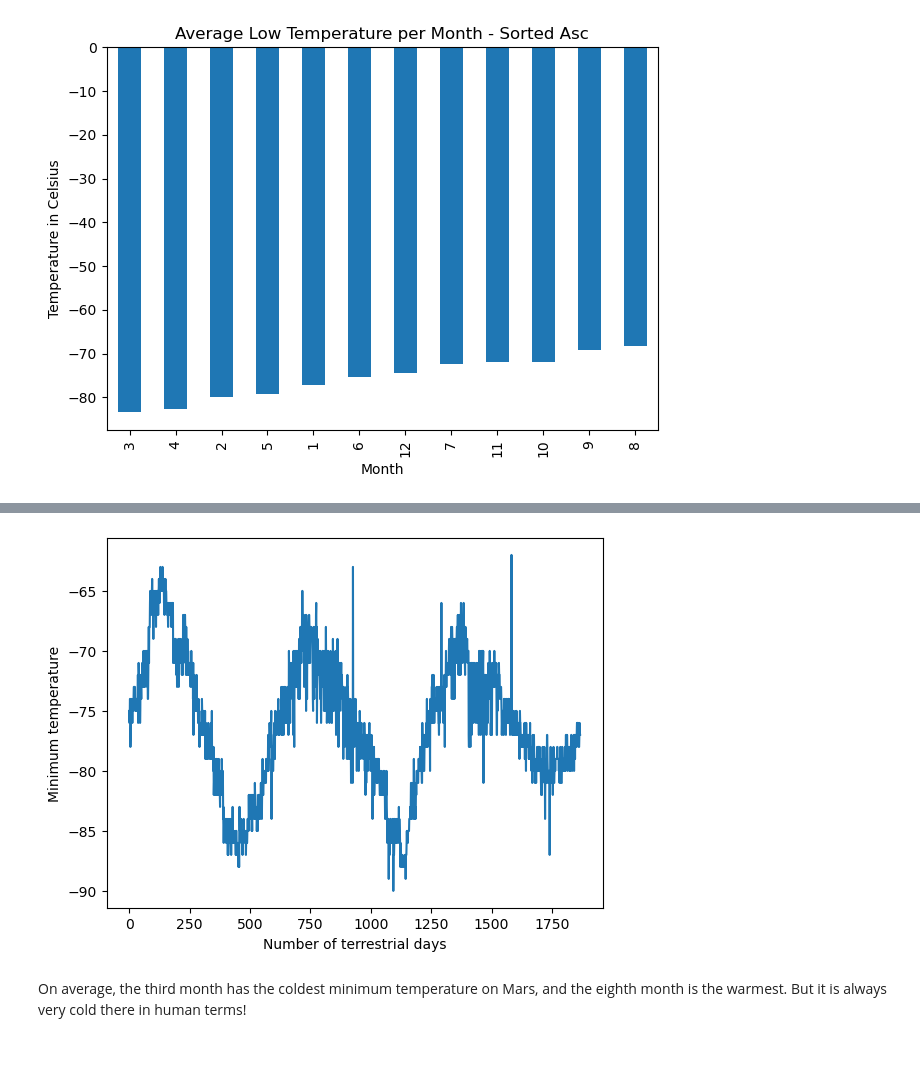
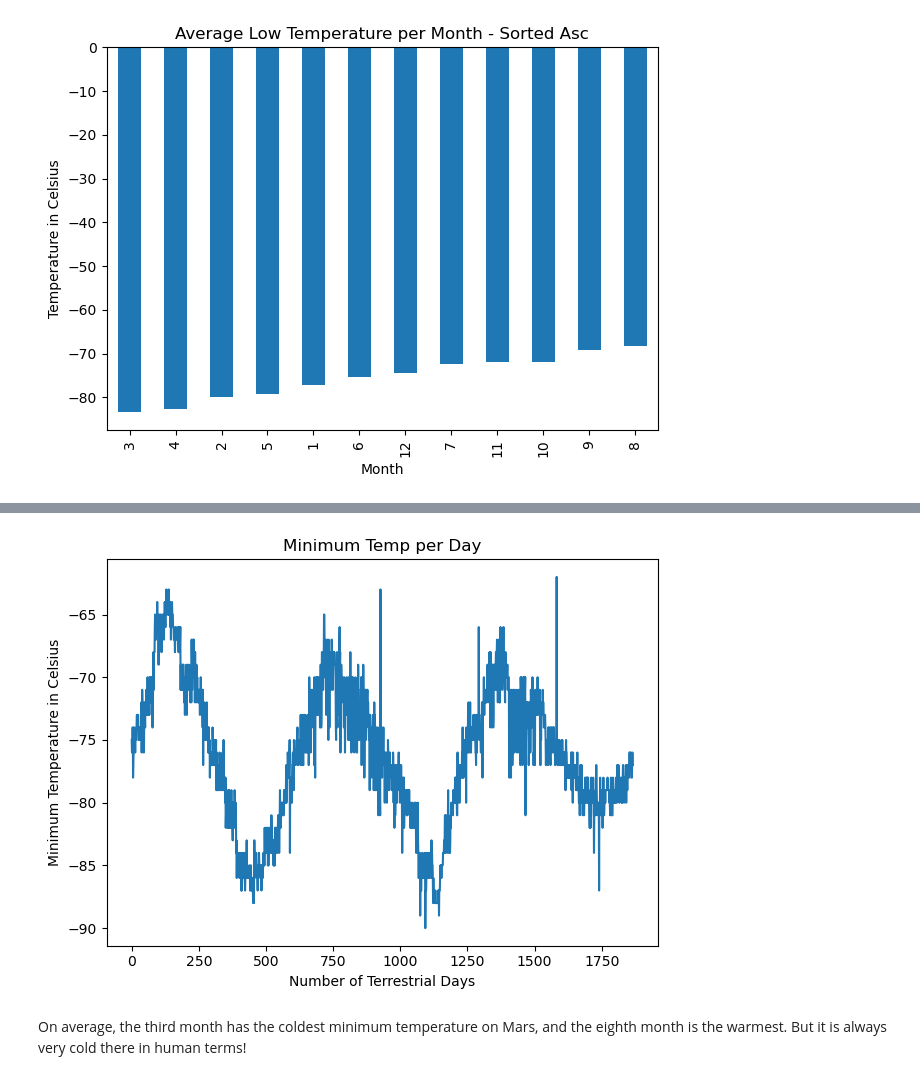
Before and after one commit to RJBarker/web-scraping-challenge, a Jupyter notebook: Mars_WebScraping/Mars_Weather/Mars_Weather_Scrape.ipynb, the cells around one changed output, grey strips where cells are left out. Drawn from its saved outputs; the diff is of its cells as text; code cells hidden in the pictures; blank space fills up the shorter version.

Commit message:
Mars_Weather_Scrape.ipynb file completed. CSV export and plot outputs created

```diff
--- a/Mars_WebScraping/Mars_Weather/Mars_Weather_Scrape.ipynb
+++ b/Mars_WebScraping/Mars_Weather/Mars_Weather_Scrape.ipynb
@@ -263,7 +235,15 @@ Name: pressure, dtype: float64
 # %%
 # 5. How many terrestrial (earth) days are there in a Martian year?
+terres_days = mars_dtype_df['min_temp']
+
+terres_days.plot(xlabel="Number of Terrestrial Days",
+                ylabel="Minimum Temperature in Celsius",
+                title="Minimum Temp per Day")
+plt.tight_layout()
+plt.savefig("Output_Files/min_temp_per_day.png")
+plt.show()
 # %% [output]
-[figure, old version]
+[figure, new version]
 # %% [markdown]
 On average, the third month has the coldest minimum temperature on Mars, and the eighth month is the warmest. But it is always very cold there in human terms!
 # %% [markdown]
```
Also changed, not shown: parts of 7 cells of this notebook, 5 other files.
